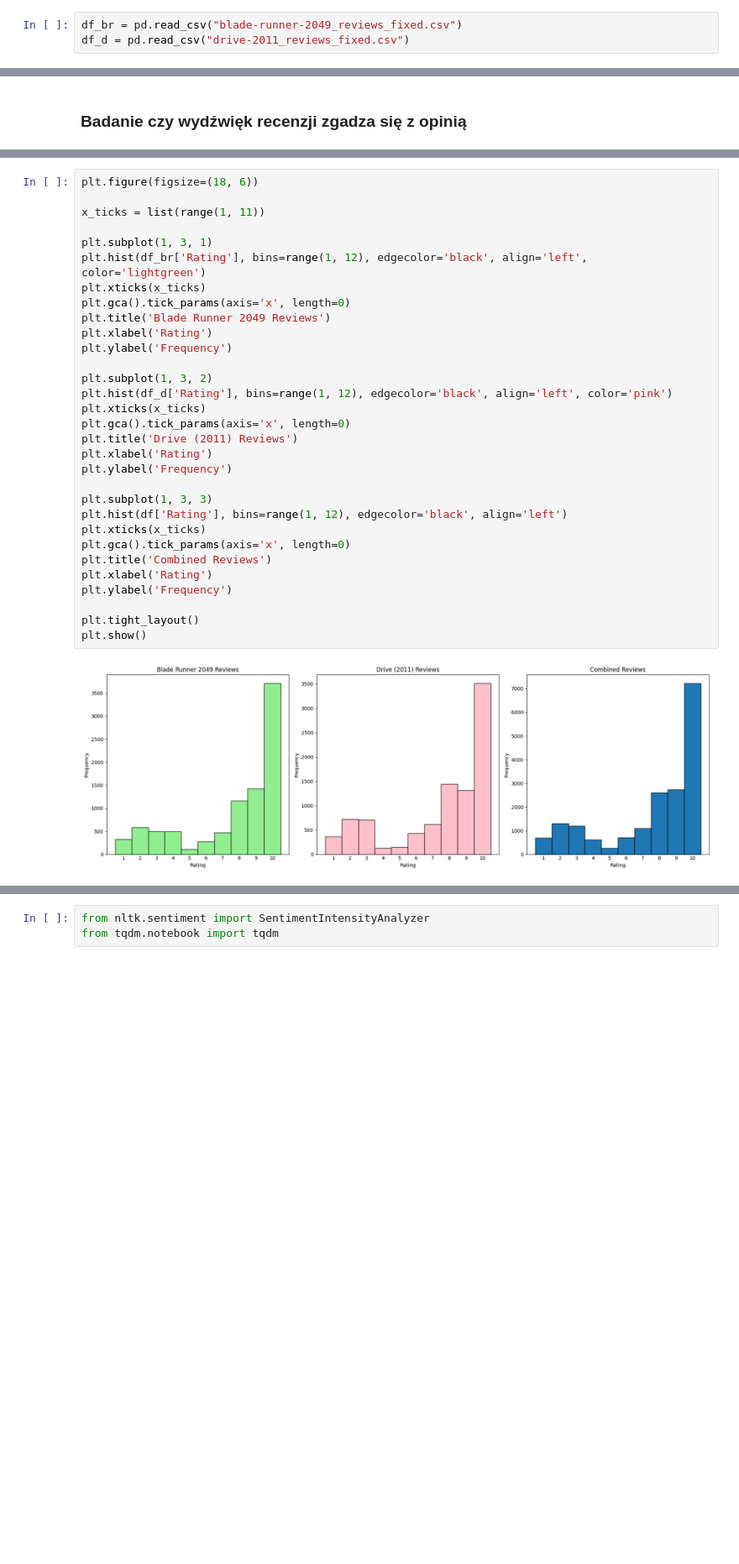
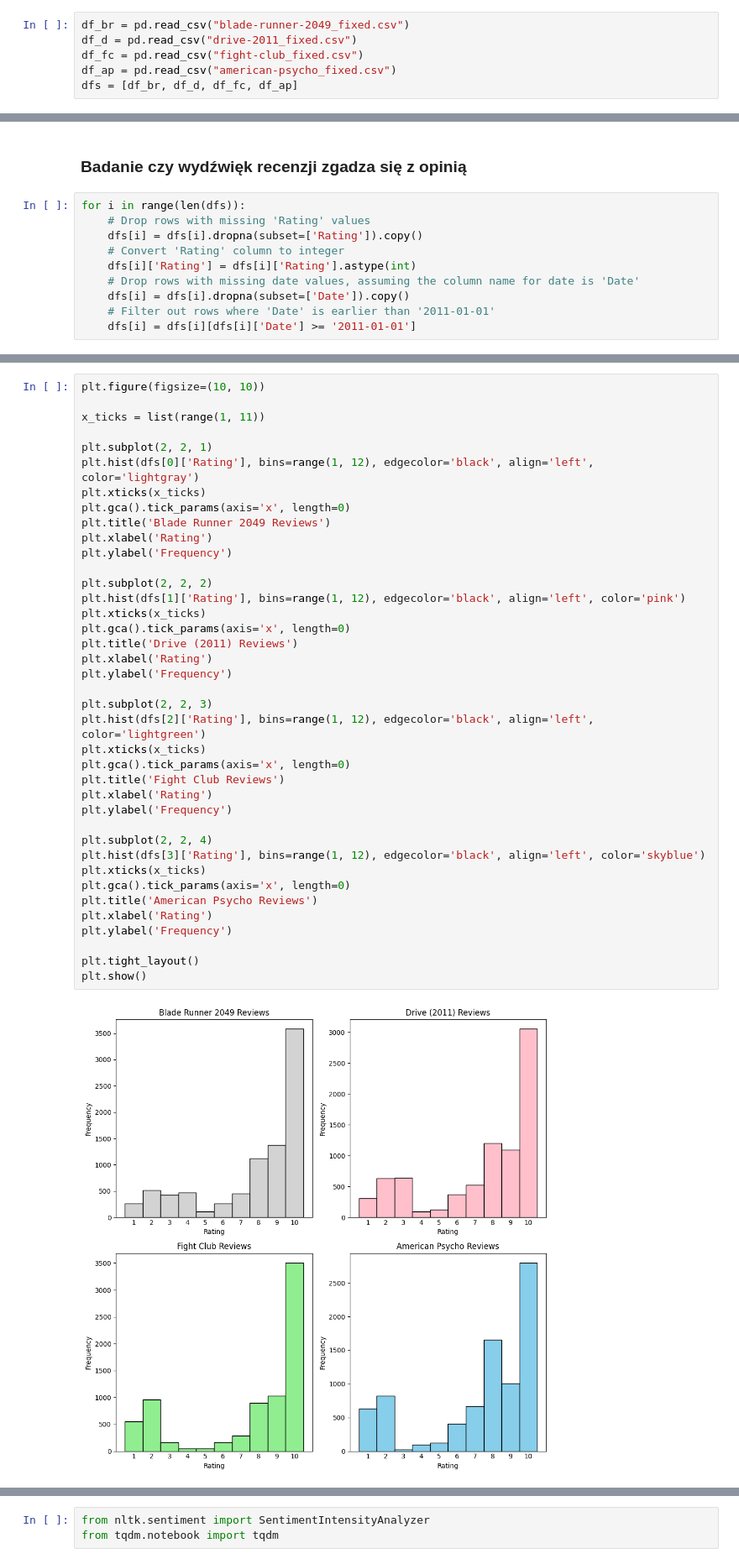
Before and after one commit to abartczak01/ML-Letterboxd-SentimentAnalysis, a Jupyter notebook: sentiment_analysis.ipynb, the cells around one changed output, grey strips where cells are left out. Shown at 84% size. Saved outputs shown, nothing was run; the diff lists cells and outputs as text; blank space fills up the shorter version.

```diff
--- a/sentiment_analysis.ipynb
+++ b/sentiment_analysis.ipynb
@@ -8,6 +8,9 @@ import textblob
 # roberta - wytrenowany model z hugging face
 # vader - bag of words
 # %%
-df_br = pd.read_csv("blade-runner-2049_reviews_fixed.csv")
-df_d = pd.read_csv("drive-2011_reviews_fixed.csv")
+df_br = pd.read_csv("blade-runner-2049_fixed.csv")
+df_d = pd.read_csv("drive-2011_fixed.csv")
+df_fc = pd.read_csv("fight-club_fixed.csv")
+df_ap = pd.read_csv("american-psycho_fixed.csv")
+dfs = [df_br, df_d, df_fc, df_ap]
 # %%
@@ -17,3 +21,13 @@ przed usunięciem wierszy bez ocen: 9296 9558 18854
 # %% [markdown]
 ### Badanie czy wydźwięk recenzji zgadza się z opinią
+# %%
+for i in range(len(dfs)):
+    # Drop rows with missing 'Rating' values
+    dfs[i] = dfs[i].dropna(subset=['Rating']).copy()
+    # Convert 'Rating' column to integer
+    dfs[i]['Rating'] = dfs[i]['Rating'].astype(int)
+    # Drop rows with missing date values, assuming the column name for date is 'Date'
+    dfs[i] = dfs[i].dropna(subset=['Date']).copy()
+    # Filter out rows where 'Date' is earlier than '2011-01-01'
+    dfs[i] = dfs[i][dfs[i]['Date'] >= '2011-01-01']
 # %%
@@ -29,33 +41,41 @@ po usunięciu 9055 9402 18457
 # %%
-plt.figure(figsize=(18, 6))
+plt.figure(figsize=(10, 10))
 
 x_ticks = list(range(1, 11))
 
-plt.subplot(1, 3, 1)
-plt.hist(df_br['Rating'], bins=range(1, 12), edgecolor='black', align='left', color='lightgreen')
+plt.subplot(2, 2, 1)
+plt.hist(dfs[0]['Rating'], bins=range(1, 12), edgecolor='black', align='left', color='lightgray')
 plt.xticks(x_ticks)
 plt.gca().tick_params(axis='x', length=0)
 plt.title('Blade Runner 2049 Reviews')
 plt.xlabel('Rating')
 plt.ylabel('Frequency')
 
-plt.subplot(1, 3, 2)
-plt.hist(df_d['Rating'], bins=range(1, 12), edgecolor='black', align='left', color='pink')
+plt.subplot(2, 2, 2)
+plt.hist(dfs[1]['Rating'], bins=range(1, 12), edgecolor='black', align='left', color='pink')
 plt.xticks(x_ticks)
 plt.gca().tick_params(axis='x', length=0)
 plt.title('Drive (2011) Reviews')
 plt.xlabel('Rating')
 plt.ylabel('Frequency')
 
-plt.subplot(1, 3, 3)
-plt.hist(df['Rating'], bins=range(1, 12), edgecolor='black', align='left')
+plt.subplot(2, 2, 3)
+plt.hist(dfs[2]['Rating'], bins=range(1, 12), edgecolor='black', align='left', color='lightgreen')
 plt.xticks(x_ticks)
 plt.gca().tick_params(axis='x', length=0)
-plt.title('Combined Reviews')
+plt.title('Fight Club Reviews')
+plt.xlabel('Rating')
+plt.ylabel('Frequency')
+
+plt.subplot(2, 2, 4)
+plt.hist(dfs[3]['Rating'], bins=range(1, 12), edgecolor='black', align='left', color='skyblue')
+plt.xticks(x_ticks)
+plt.gca().tick_params(axis='x', length=0)
+plt.title('American Psycho Reviews')
 plt.xlabel('Rating')
 plt.ylabel('Frequency')
 
 plt.tight_layout()
 plt.show()
 # %% [output]
-[figure, old version]
+[figure, new version]
```
Also changed, not shown: parts of 31 cells of this notebook, 8 other files.
